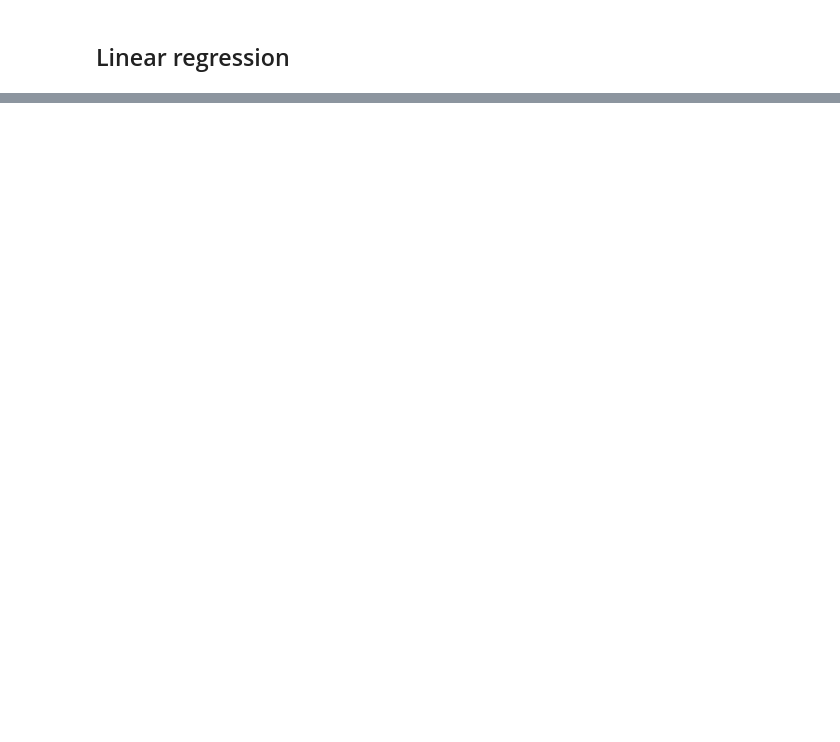
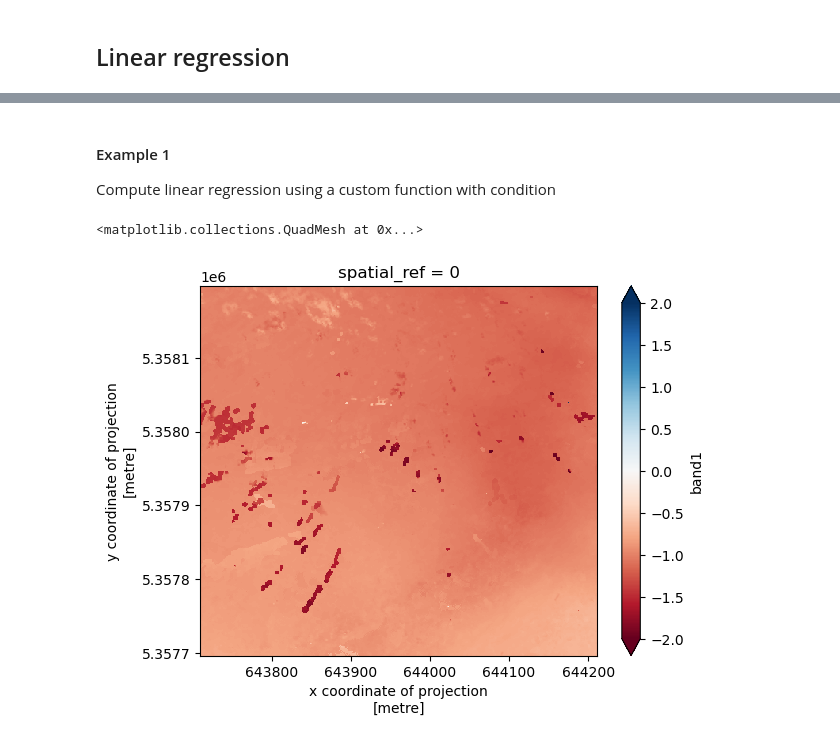
Before and after one commit to friedrichknuth/gtsa, a Jupyter notebook: notebooks/processing/02_time_series_computations.ipynb, the cells around one changed output, grey strips where cells are left out. Drawn from its saved outputs; the diff is of its cells as text; code cells hidden in the pictures; blank space fills up the shorter version.

```diff
--- a/notebooks/processing/02_time_series_computations.ipynb
+++ b/notebooks/processing/02_time_series_computations.ipynb
@@ -574,0 +164,24 @@ results['slope'].plot()
+# %% [markdown]
+#### Example 1
+Compute linear regression using a custom function with condition
+# %%
+def custom_linreg(x,y, threshold = 2):
+    mask = np.isfinite(y) # create mask for np.nan values
+    if len(y[mask]) < threshold: # return np.nan if less than threshold
+        return np.nan
+    return np.polyfit(x[mask], y[mask], 1)[0]
+# %%
+result = xr.apply_ufunc(
+        custom_linreg, decyear_times , ds['band1'],
+        input_core_dims=[['time'], ['time']],
+        vectorize=True,
+        dask='parallelized',
+        output_dtypes=[float],
+        )
+# %%
+custom_slope = result.compute()
+# %%
+custom_slope.plot(vmin =-2, vmax = 2, cmap ='RdBu')
+# %% [output]
+<matplotlib.collections.QuadMesh at 0x...>
+[figure, added]
```
Also changed, not shown: parts of 141 cells of this notebook, 2 other files.
